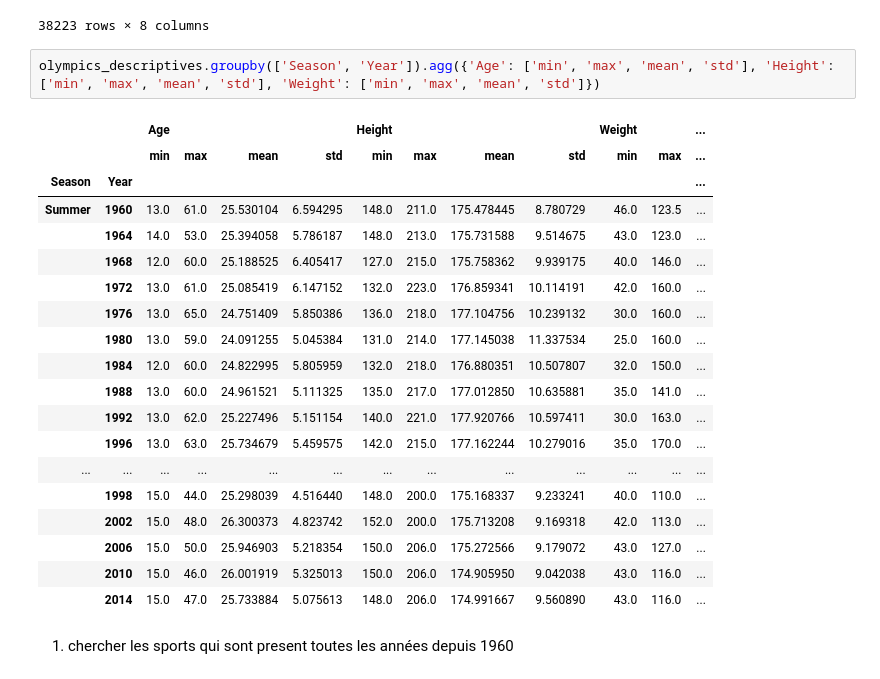
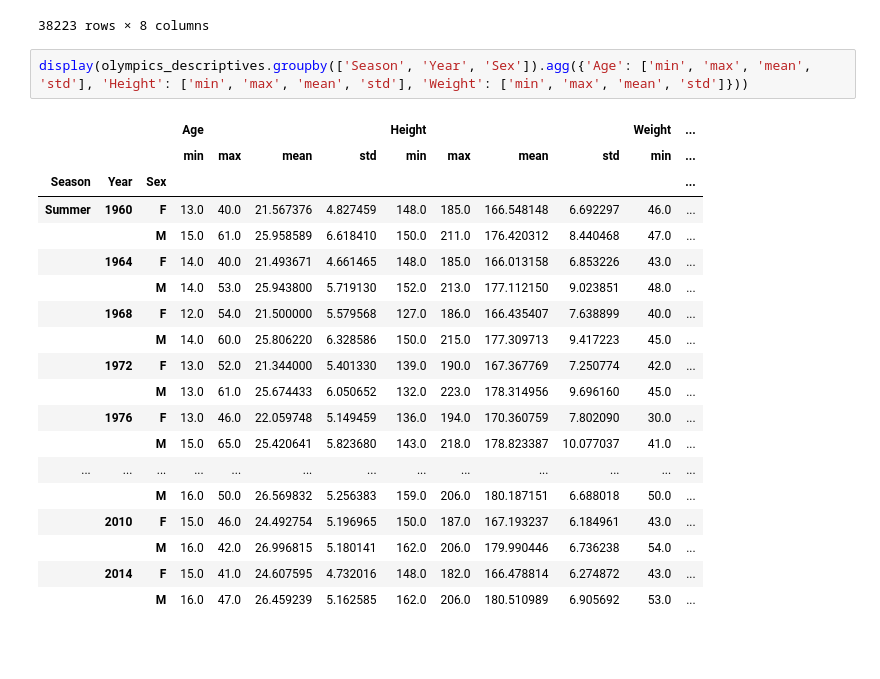
Before and after one commit to com-480-data-visualization/project-2024-okay-guys, a Jupyter notebook: EDA.ipynb, the cells around one changed output. Cells and saved outputs as stored; diff of their text form; blank space fills up the shorter version.

```diff
--- a/EDA.ipynb
+++ b/EDA.ipynb
@@ -302,26 +288,24 @@ display(olympics_descriptives)
 | 49062 | 2016 | Summer | Riley Fitzsimmons | M | 20.0 | 192.0 | 93.0 | Canoeing |
 38223 rows × 8 columns
 # %%
-olympics_descriptives.groupby(['Season', 'Year']).agg({'Age': ['min', 'max', 'mean', 'std'], 'Height': ['min', 'max', 'mean', 'std'], 'Weight': ['min', 'max', 'mean', 'std']})
+display(olympics_descriptives.groupby(['Season', 'Year', 'Sex']).agg({'Age': ['min', 'max', 'mean', 'std'], 'Height': ['min', 'max', 'mean', 'std'], 'Weight': ['min', 'max', 'mean', 'std']}))
 # %% [output]
-|  |  | Age |  |  |  | Height |  |  |  | Weight |  | ... |
-|  |  | min | max | mean | std | min | max | mean | std | min | max | ... |
-| Season | Year |  |  |  |  |  |  |  |  |  |  | ... |
-| Summer | 1960 | 13.0 | 61.0 | 25.530104 | 6.594295 | 148.0 | 211.0 | 175.478445 | 8.780729 | 46.0 | 123.5 | ... |
-|  | 1964 | 14.0 | 53.0 | 25.394058 | 5.786187 | 148.0 | 213.0 | 175.731588 | 9.514675 | 43.0 | 123.0 | ... |
-|  | 1968 | 12.0 | 60.0 | 25.188525 | 6.405417 | 127.0 | 215.0 | 175.758362 | 9.939175 | 40.0 | 146.0 | ... |
-|  | 1972 | 13.0 | 61.0 | 25.085419 | 6.147152 | 132.0 | 223.0 | 176.859341 | 10.114191 | 42.0 | 160.0 | ... |
-|  | 1976 | 13.0 | 65.0 | 24.751409 | 5.850386 | 136.0 | 218.0 | 177.104756 | 10.239132 | 30.0 | 160.0 | ... |
-|  | 1980 | 13.0 | 59.0 | 24.091255 | 5.045384 | 131.0 | 214.0 | 177.145038 | 11.337534 | 25.0 | 160.0 | ... |
-|  | 1984 | 12.0 | 60.0 | 24.822995 | 5.805959 | 132.0 | 218.0 | 176.880351 | 10.507807 | 32.0 | 150.0 | ... |
-|  | 1988 | 13.0 | 60.0 | 24.961521 | 5.111325 | 135.0 | 217.0 | 177.012850 | 10.635881 | 35.0 | 141.0 | ... |
-|  | 1992 | 13.0 | 62.0 | 25.227496 | 5.151154 | 140.0 | 221.0 | 177.920766 | 10.597411 | 30.0 | 163.0 | ... |
-|  | 1996 | 13.0 | 63.0 | 25.734679 | 5.459575 | 142.0 | 215.0 | 177.162244 | 10.279016 | 35.0 | 170.0 | ... |
+|  |  |  | Age |  |  |  | Height |  |  |  | Weight | ... |
+|  |  |  | min | max | mean | std | min | max | mean | std | min | ... |
+| Season | Year | Sex |  |  |  |  |  |  |  |  |  | ... |
+| Summer | 1960 | F | 13.0 | 40.0 | 21.567376 | 4.827459 | 148.0 | 185.0 | 166.548148 | 6.692297 | 46.0 | ... |
+|  |  | M | 15.0 | 61.0 | 25.958589 | 6.618410 | 150.0 | 211.0 | 176.420312 | 8.440468 | 47.0 | ... |
+|  | 1964 | F | 14.0 | 40.0 | 21.493671 | 4.661465 | 148.0 | 185.0 | 166.013158 | 6.853226 | 43.0 | ... |
+|  |  | M | 14.0 | 53.0 | 25.943800 | 5.719130 | 152.0 | 213.0 | 177.112150 | 9.023851 | 48.0 | ... |
+|  | 1968 | F | 12.0 | 54.0 | 21.500000 | 5.579568 | 127.0 | 186.0 | 166.435407 | 7.638899 | 40.0 | ... |
+|  |  | M | 14.0 | 60.0 | 25.806220 | 6.328586 | 150.0 | 215.0 | 177.309713 | 9.417223 | 45.0 | ... |
+|  | 1972 | F | 13.0 | 52.0 | 21.344000 | 5.401330 | 139.0 | 190.0 | 167.367769 | 7.250774 | 42.0 | ... |
+|  |  | M | 13.0 | 61.0 | 25.674433 | 6.050652 | 132.0 | 223.0 | 178.314956 | 9.696160 | 45.0 | ... |
+|  | 1976 | F | 13.0 | 46.0 | 22.059748 | 5.149459 | 136.0 | 194.0 | 170.360759 | 7.802090 | 30.0 | ... |
+|  |  | M | 15.0 | 65.0 | 25.420641 | 5.823680 | 143.0 | 218.0 | 178.823387 | 10.077037 | 41.0 | ... |
 | ... | ... | ... | ... | ... | ... | ... | ... | ... | ... | ... | ... | ... |
-|  | 1998 | 15.0 | 44.0 | 25.298039 | 4.516440 | 148.0 | 200.0 | 175.168337 | 9.233241 | 40.0 | 110.0 | ... |
-|  | 2002 | 15.0 | 48.0 | 26.300373 | 4.823742 | 152.0 | 200.0 | 175.713208 | 9.169318 | 42.0 | 113.0 | ... |
-|  | 2006 | 15.0 | 50.0 | 25.946903 | 5.218354 | 150.0 | 206.0 | 175.272566 | 9.179072 | 43.0 | 127.0 | ... |
-|  | 2010 | 15.0 | 46.0 | 26.001919 | 5.325013 | 150.0 | 206.0 | 174.905950 | 9.042038 | 43.0 | 116.0 | ... |
-|  | 2014 | 15.0 | 47.0 | 25.733884 | 5.075613 | 148.0 | 206.0 | 174.991667 | 9.560890 | 43.0 | 116.0 | ... |
+|  |  | M | 16.0 | 50.0 | 26.569832 | 5.256383 | 159.0 | 206.0 | 180.187151 | 6.688018 | 50.0 | ... |
+|  | 2010 | F | 15.0 | 46.0 | 24.492754 | 5.196965 | 150.0 | 187.0 | 167.193237 | 6.184961 | 43.0 | ... |
+|  |  | M | 16.0 | 42.0 | 26.996815 | 5.180141 | 162.0 | 206.0 | 179.990446 | 6.736238 | 54.0 | ... |
+|  | 2014 | F | 15.0 | 41.0 | 24.607595 | 4.732016 | 148.0 | 182.0 | 166.478814 | 6.274872 | 43.0 | ... |
+|  |  | M | 16.0 | 47.0 | 26.459239 | 5.162585 | 162.0 | 206.0 | 180.510989 | 6.905692 | 53.0 | ... |
-# %% [markdown]
-1. chercher les sports qui sont present toutes les années depuis 1960
```
Also changed, not shown: parts of 24 cells of this notebook.
